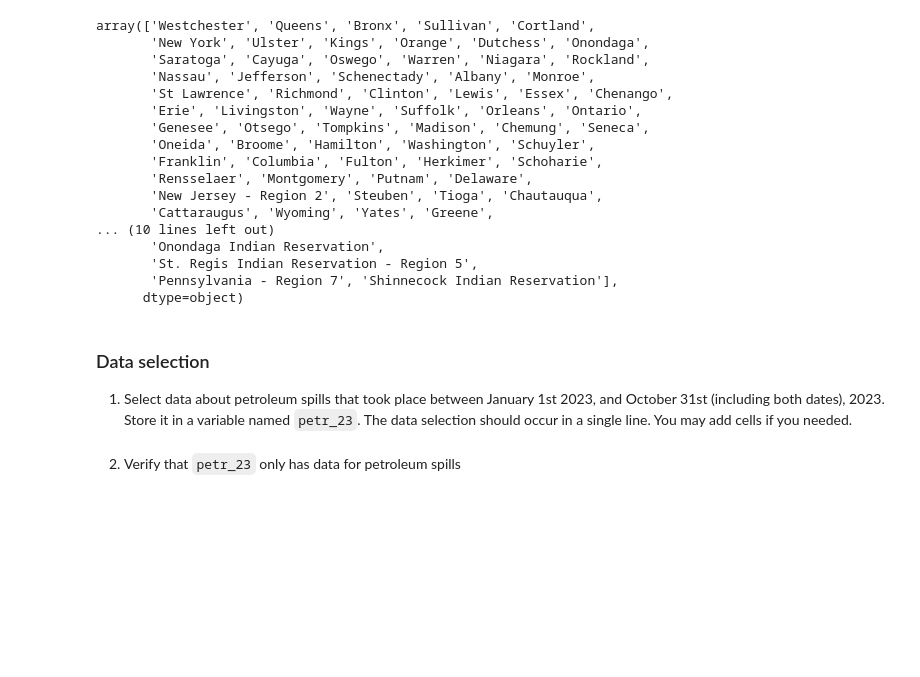
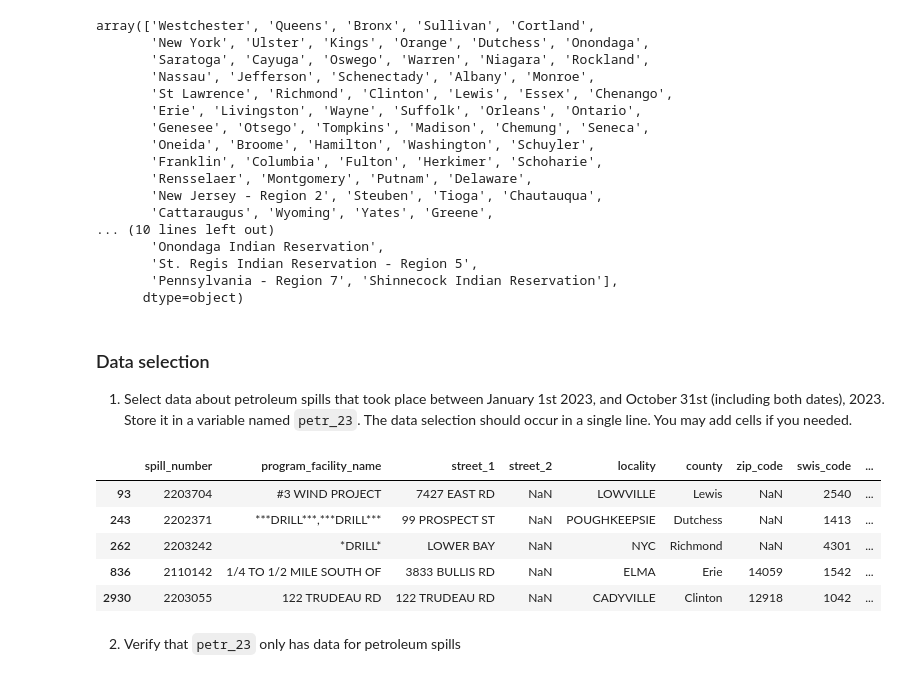
Before and after one commit to mwidas/220-assignment-3-mwidas, a Jupyter notebook: hwk3-task1-spills.ipynb, the cells around one changed output. Saved outputs shown, nothing was run; the diff lists cells and outputs as text; code cells hidden in the pictures; blank space fills up the shorter version.

Commit message:
created new dataset with petr_23

```diff
--- a/hwk3-task1-spills.ipynb
+++ b/hwk3-task1-spills.ipynb
@@ -166,2 +164,18 @@ array(['Westchester', 'Queens', 'Bronx', 'Sullivan', 'Cortland',
+# %%
+# make sure date is stored as a datetime object and not as a string
+spills.spill_date = pd.to_datetime(spills.spill_date)
+
+# Select data about petroleum spills that took place between January 1st 2023, and October 31st (including both dates), 2022
+petr_23 = spills[(spills.material_family=="Petroleum")&(spills.spill_date>="01/01/2022")&(spills.spill_date<="10/31/2022")]
+
+# look at head of petr_2023
+petr_23.head()
+# %% [output]
+|  | spill_number | program_facility_name | street_1 | street_2 | locality | county | zip_code | swis_code | ... |
+| 93 | 2203704 | #3 WIND PROJECT | 7427 EAST RD | NaN | LOWVILLE | Lewis | NaN | 2540 | ... |
+| 243 | 2202371 | ***DRILL***,***DRILL*** | 99 PROSPECT ST | NaN | POUGHKEEPSIE | Dutchess | NaN | 1413 | ... |
+| 262 | 2203242 | *DRILL* | LOWER BAY | NaN | NYC | Richmond | NaN | 4301 | ... |
+| 836 | 2110142 | 1/4 TO 1/2 MILE SOUTH OF | 3833 BULLIS RD | NaN | ELMA | Erie | 14059 | 1542 | ... |
+| 2930 | 2203055 | 122 TRUDEAU RD | 122 TRUDEAU RD | NaN | CADYVILLE | Clinton | 12918 | 1042 | ... |
 # %% [markdown]
 2. Verify that `petr_23` only has data for petroleum spills
```
Also changed, not shown: parts of 7 cells of this notebook.
